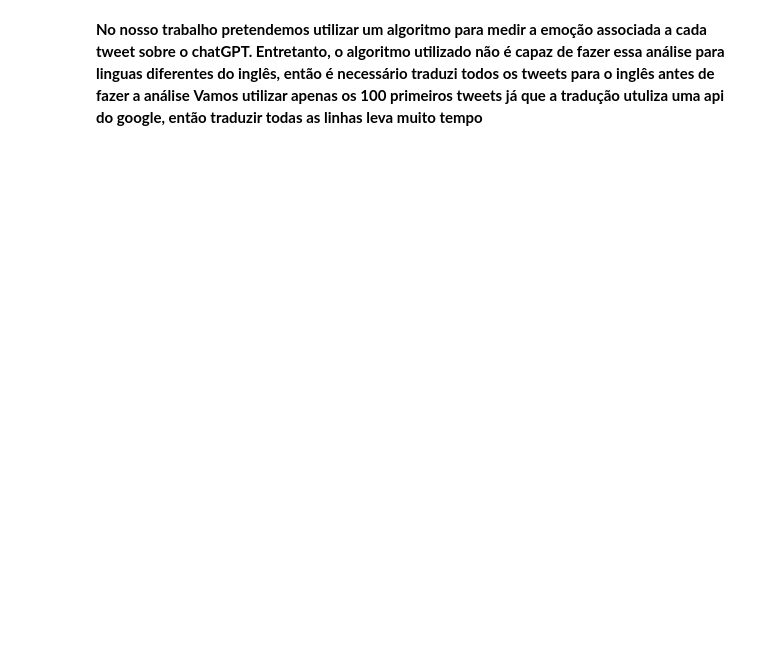
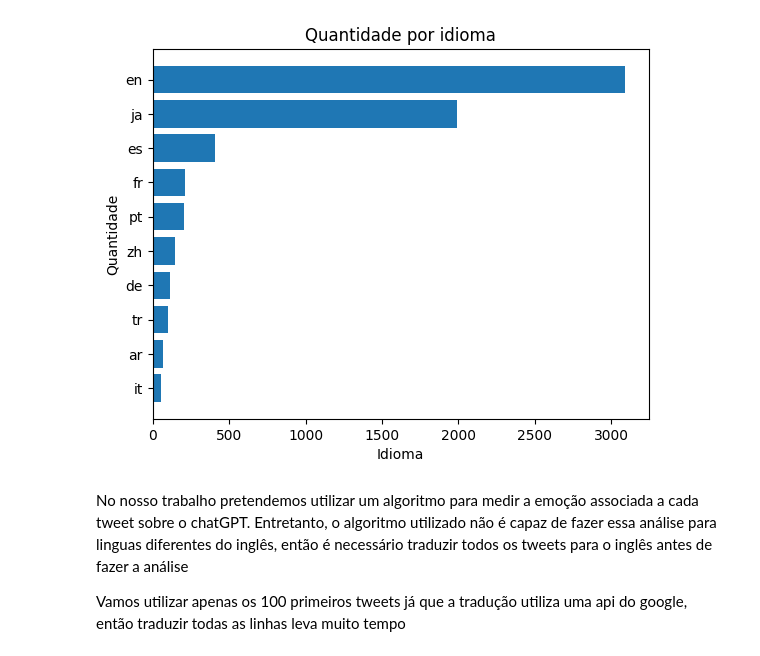
Before and after one commit to lorenzo-cm/tpICD, a Jupyter notebook: analiseInicial.ipynb, the cells around one changed output. Drawn from its saved outputs; the diff is of its cells as text; code cells hidden in the pictures; blank space fills up the shorter version.

```diff
--- a/analiseInicial.ipynb
+++ b/analiseInicial.ipynb
@@ -52,12 +99,15 @@ df_linguas = df_linguas.query('quantidade >= 50')
 # %%
-plt.bar(df_linguas['lang'], df_linguas['quantidade'])
-plt.xlabel('Lingua')
-plt.ylabel('quantiadade')
-plt.title('Quantidade por lingua')
+plt.barh(df_linguas['lang'], df_linguas['quantidade'])
+plt.xlabel('Idioma')
+plt.ylabel('Quantidade')
+plt.title('Quantidade por idioma')
 plt.show()
+# %% [output]
+[figure, added]
 # %% [markdown]
-**No nosso trabalho pretendemos utilizar um algoritmo para medir a emoção associada a cada tweet sobre o chatGPT. Entretanto, o algoritmo utilizado não é capaz de fazer essa análise para linguas diferentes do inglês, então é necessário traduzi todos os tweets para o inglês antes de fazer a análise**
-**Vamos utilizar apenas os 100 primeiros tweets já que a tradução utuliza uma api do google, então traduzir todas as linhas leva muito tempo**
+No nosso trabalho pretendemos utilizar um algoritmo para medir a emoção associada a cada tweet sobre o chatGPT. Entretanto, o algoritmo utilizado não é capaz de fazer essa análise para linguas diferentes do inglês, então é necessário traduzir todos os tweets para o inglês antes de fazer a análise
+
+Vamos utilizar apenas os 100 primeiros tweets já que a tradução utiliza uma api do google, então traduzir todas as linhas leva muito tempo
 # %%
 def traduzir(tweet):
     return GoogleTranslator(source='auto', target='en').translate(tweet)
```
Also changed, not shown: parts of 24 cells of this notebook, 5 other files.
